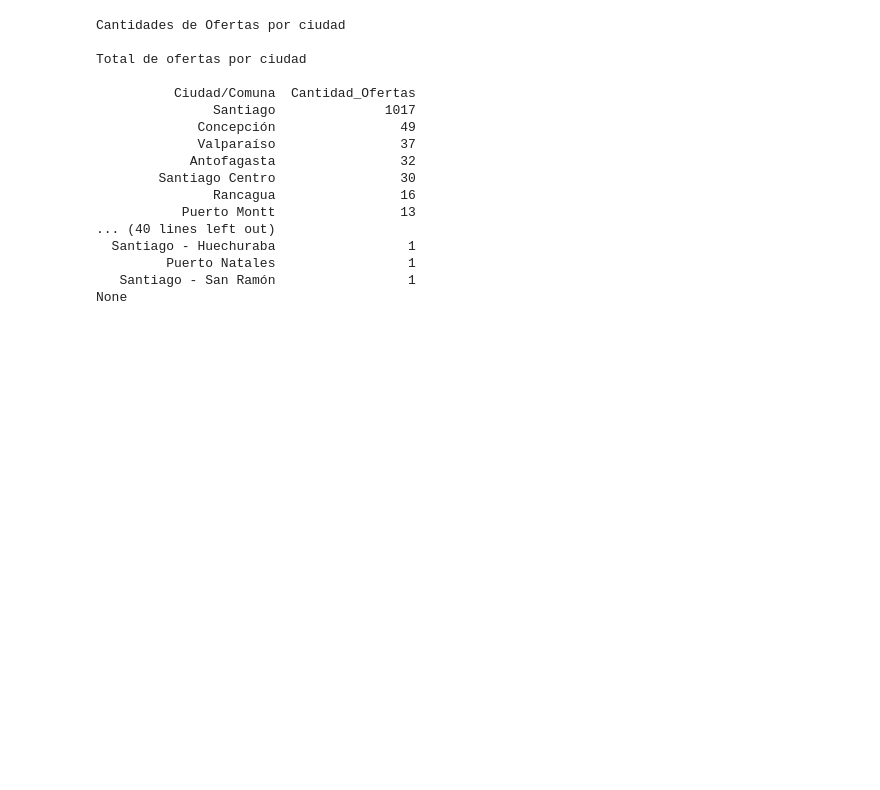
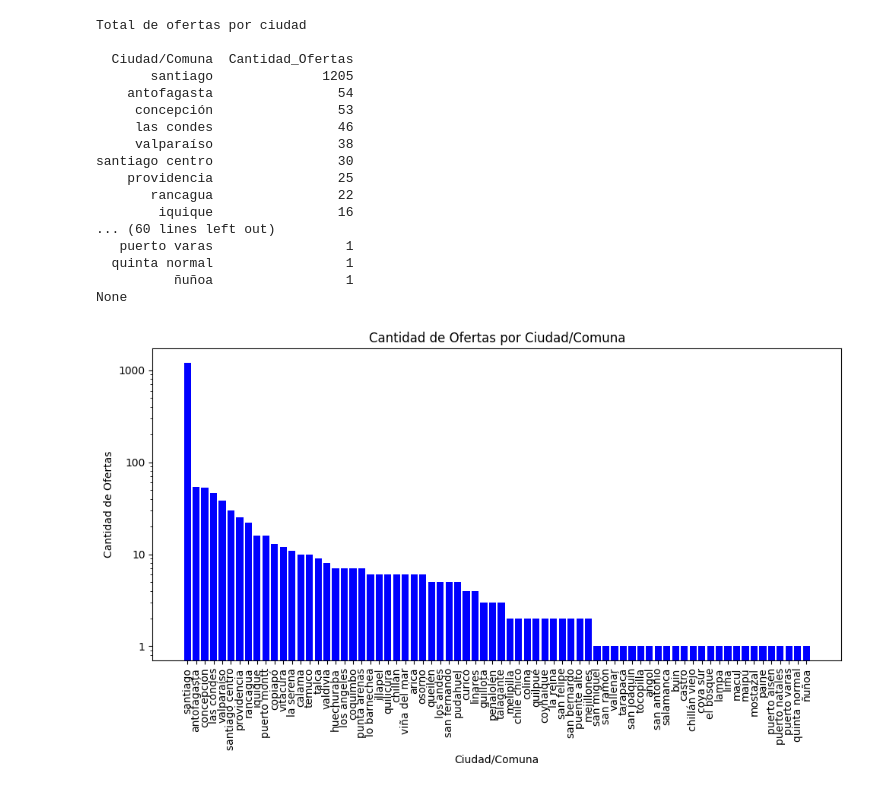
Before and after one commit to Lagartin1/analisisOfertasLab, a Jupyter notebook: src/AnalisisOfertas.ipynb, the cells around one changed output. Cells and saved outputs as stored; diff of their text form; code cells hidden in the pictures; blank space fills up the shorter version.

```diff
--- a/src/AnalisisOfertas.ipynb
+++ b/src/AnalisisOfertas.ipynb
@@ -57,15 +86,19 @@ datos 'computrabajo.com' cargados
 # %%
+# Contamos las ofertas por ubicación en cada dataframe
 tabla_ciudades_ct = df['Ubicacion'].value_counts().reset_index()
 tabla_ciudades_ct.columns = ['Ciudad/Comuna', 'Cantidad_Ofertas']
+tabla_ciudades_ct['Ciudad/Comuna'] = tabla_ciudades_ct['Ciudad/Comuna'].apply(limpiaComunas)
+
 tabla_ciudades_comput = df2['Comuna'].value_counts().reset_index()
 tabla_ciudades_comput.columns = ['Ciudad/Comuna', 'Cantidad_Ofertas']
-print("Cantidades de Ofertas por ciudad\n")
-# Concatenamos ambas tablas de ciudades
-tabla_ciudades_total = pd.concat([tabla_ciudades_ct, tabla_ciudades_comput])
+tabla_ciudades_comput['Ciudad/Comuna'] = tabla_ciudades_comput['Ciudad/Comuna'].apply(limpiaComunas)
 
+tabla_ciudades_indeed = df3['ubicacion'].value_counts().reset_index()
+tabla_ciudades_indeed.columns = ['Ciudad/Comuna', 'Cantidad_Ofertas']
+tabla_ciudades_indeed['Ciudad/Comuna'] = tabla_ciudades_indeed['Ciudad/Comuna'].apply(limpiaComunas)
+tabla_ciudades_total = pd.concat([tabla_ciudades_ct, tabla_ciudades_comput, tabla_ciudades_indeed], ignore_index=True)
 # Agrupamos por ciudad y sumamos la cantidad de ofertas
 tabla_ciudades_total = tabla_ciudades_total.groupby('Ciudad/Comuna', as_index=False).sum()
-
 # Ordenamos por cantidad de ofertas de mayor a menor
 tabla_ciudades_total = tabla_ciudades_total.sort_values(by='Cantidad_Ofertas', ascending=False)
 
@@ -73,23 +106,40 @@ tabla_ciudades_total = tabla_ciudades_total.sort_values(by='Cantidad_Ofertas', a
 print("Total de ofertas por ciudad\n")
 print(print(tabla_ciudades_total.to_string(index=False)))
 # %% [output]
-Cantidades de Ofertas por ciudad
-
 Total de ofertas por ciudad
 
-          Ciudad/Comuna  Cantidad_Ofertas
-               Santiago              1017
-             Concepción                49
-             Valparaíso                37
-            Antofagasta                32
-        Santiago Centro                30
-               Rancagua                16
-           Puerto Montt                13
-... (40 lines left out)
-  Santiago - Huechuraba                 1
-         Puerto Natales                 1
-   Santiago - San Ramón                 1
+  Ciudad/Comuna  Cantidad_Ofertas
+       santiago              1205
+    antofagasta                54
+     concepción                53
+     las condes                46
+     valparaíso                38
+santiago centro                30
+    providencia                25
+       rancagua                22
+        iquique                16
+... (60 lines left out)
+   puerto varas                 1
+  quinta normal                 1
+          ñuñoa                 1
 None
+# %%
+from matplotlib.ticker import FuncFormatter
+pltgr.figure(figsize=(10, 6))
+pltgr.bar(tabla_ciudades_total['Ciudad/Comuna'], tabla_ciudades_total['Cantidad_Ofertas'], color='blue')
+pltgr.yscale('log')  # Escala logarítmica en el eje y
+
+# Personalizar las etiquetas del eje y
+formatter = FuncFormatter(lambda y, _: f'{int(y)}')
+pltgr.gca().yaxis.set_major_formatter(formatter)
+pltgr.xlabel('Ciudad/Comuna')
+pltgr.ylabel('Cantidad de Ofertas')
+pltgr.title('Cantidad de Ofertas por Ciudad/Comuna')
+pltgr.xticks(rotation=90)
+pltgr.tight_layout()
+pltgr.show()
+# %% [output]
+[figure, added]
 # %%
 def clasificar_puesto(oferta):
     oferta = str(oferta).lower()
```
Also changed, not shown: parts of 5 cells of this notebook, 3 other files.
